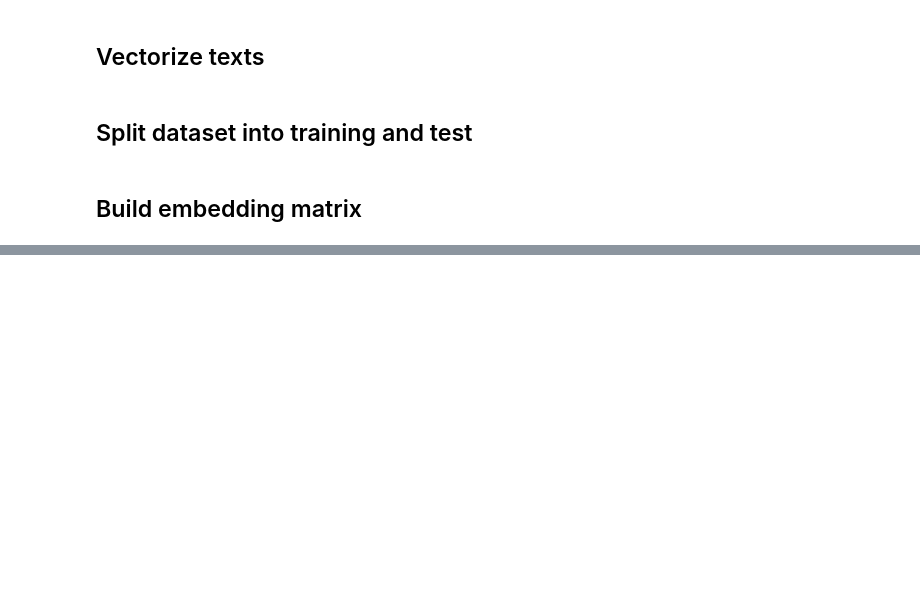
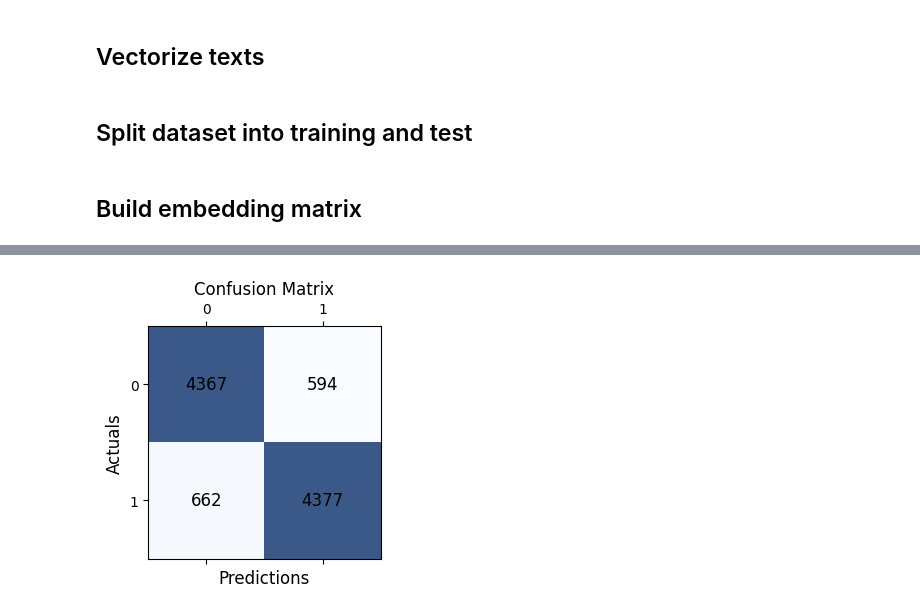
Before and after one commit to armadrigal/movie-review-opinion-analysis-and-language-detection, a Jupyter notebook: Opinion Analysis French.ipynb, the cells around one changed output, grey strips where cells are left out. Drawn from its saved outputs; the diff is of its cells as text; code cells hidden in the pictures; blank space fills up the shorter version.

```diff
--- a/Opinion Analysis French.ipynb
+++ b/Opinion Analysis French.ipynb
@@ -209,0 +572,3 @@ NameError: name 'indexes' is not defined
+# %%
+model_attention = load_model("./API/Models/model_attention_fr.h5")
+y_pred_attention = np.round(model_attention.predict(X_test).T).astype(int)[0]
@@ -209,0 +577,4 @@ NameError: name 'indexes' is not defined
+# %%
+plot_confusion_matrix(y_test, y_pred_attention)
+# %% [output]
+[figure, added]
```
Also changed, not shown: parts of 37 cells of this notebook.
